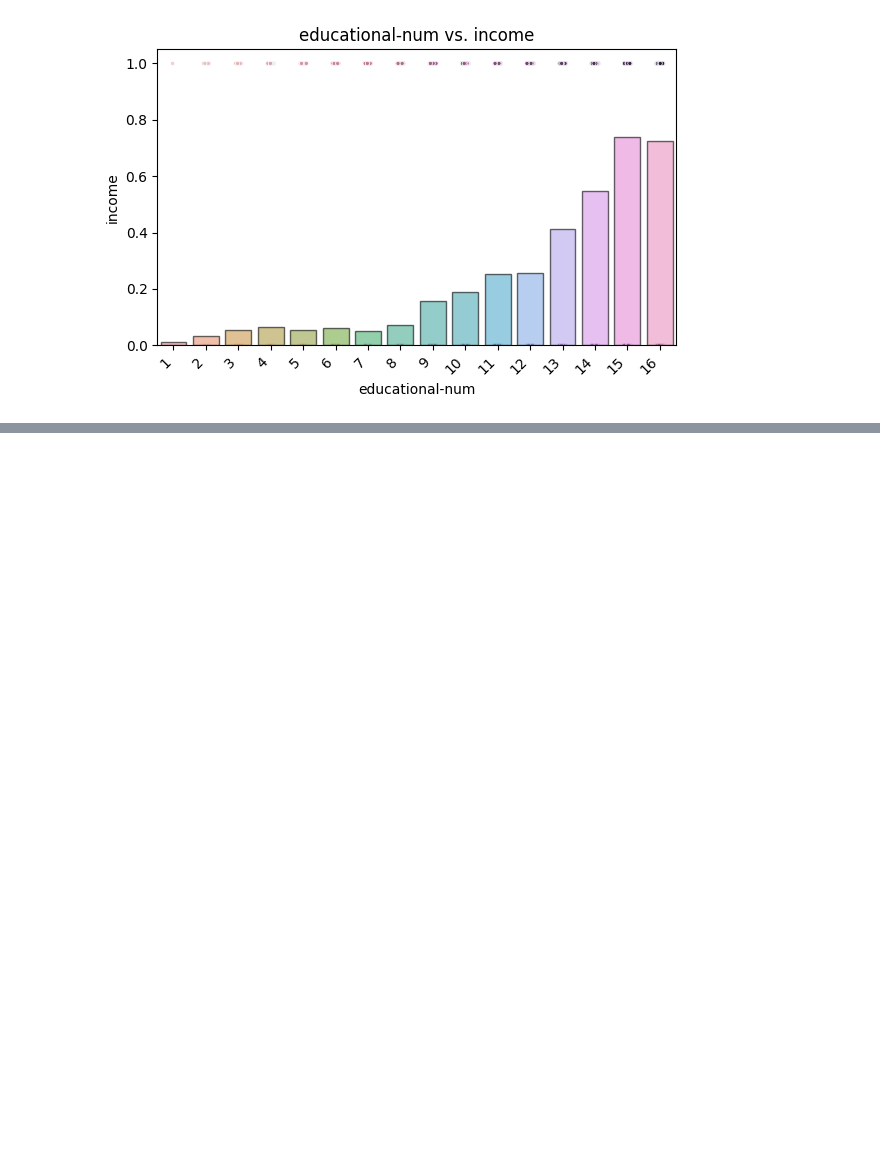
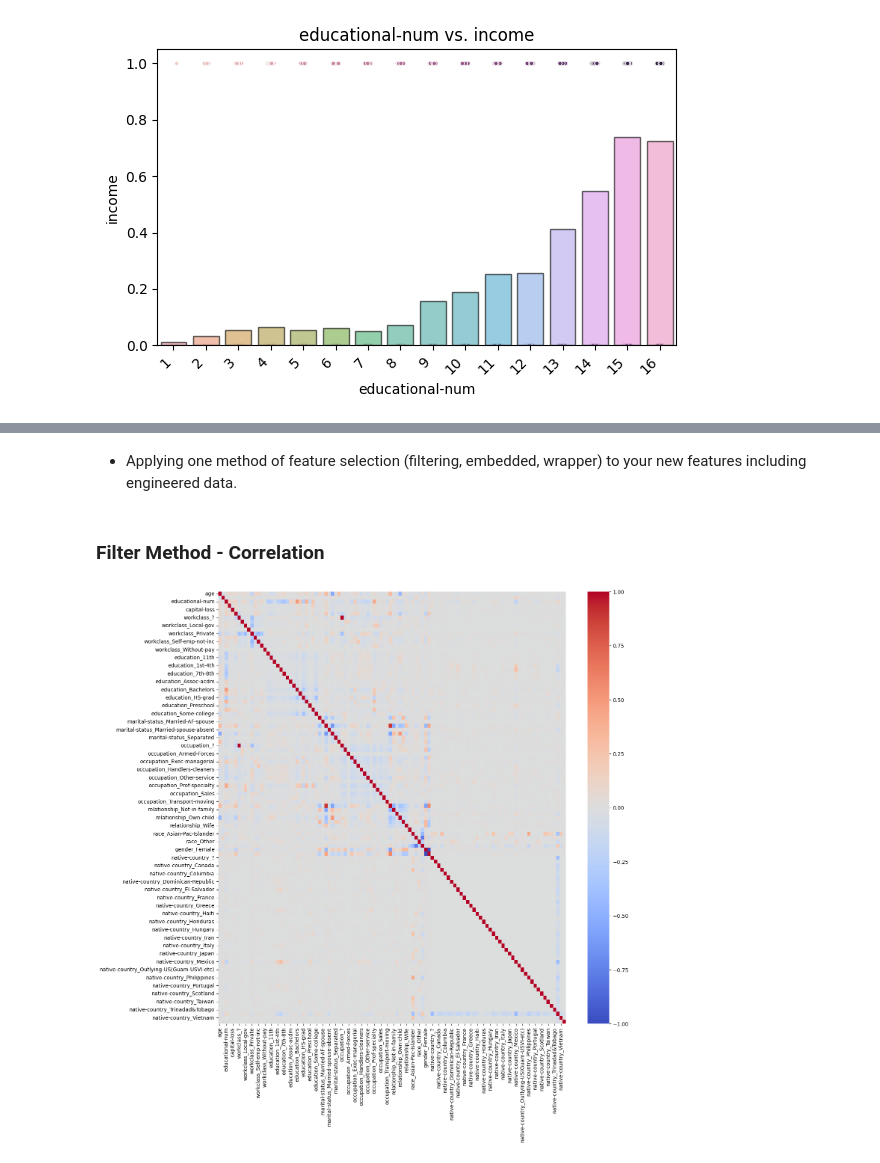
Before and after one commit to Raninth/Adult_income, a Jupyter notebook: Project_4.ipynb, the cells around one changed output, grey strips where cells are left out. Drawn from its saved outputs; the diff is of its cells as text; code cells hidden in the pictures; blank space fills up the shorter version.

```diff
--- a/Project_4.ipynb
+++ b/Project_4.ipynb
@@ -680,0 +934,6 @@ fig, ax = plot_categorical_vs_target(df, x='educational-num')
+# %%
+rf_model = RandomForestClassifier(n_estimators=100, random_state=42)
+rf_model.fit(X_train_tf, y_train)
+
+# Predict using the model with additional features
+y_pred_rf = rf_model.predict(X_train_tf)
@@ -680,0 +946,6 @@ fig, ax = plot_categorical_vs_target(df, x='educational-num')
+# %%
+rf_models = RandomForestClassifier(n_estimators=100, random_state=42)
+rf_models.fit(X_train_tf, y_train)
+
+# Predict using the model with additional features
+y_pred_rf = rf_model.predict(X_train_tf)
@@ -680,0 +1006,4 @@ fig, ax = plot_categorical_vs_target(df, x='educational-num')
+# %% [markdown]
+- Applying  one method of feature selection (filtering, embedded, wrapper) to your new features including engineered data.
+# %% [markdown]
+### Filter Method - Correlation
@@ -680,0 +1033,7 @@ fig, ax = plot_categorical_vs_target(df, x='educational-num')
+# %%
+# Make a correlation heatmap of all features
+corr = X_train_tf.corr()
+plt.figure(figsize=(15,15))
+sns.heatmap(corr,cmap='coolwarm');
+# %% [output]
+[figure, added]
```
Also changed, not shown: parts of 46 cells of this notebook.
